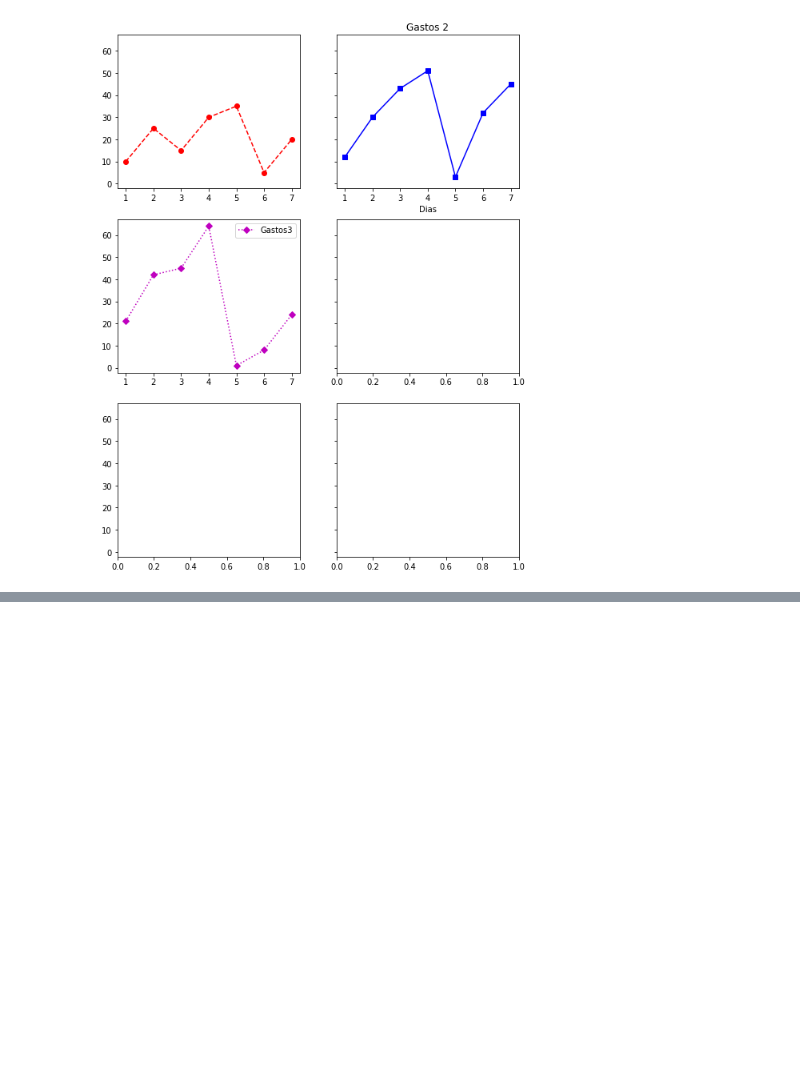
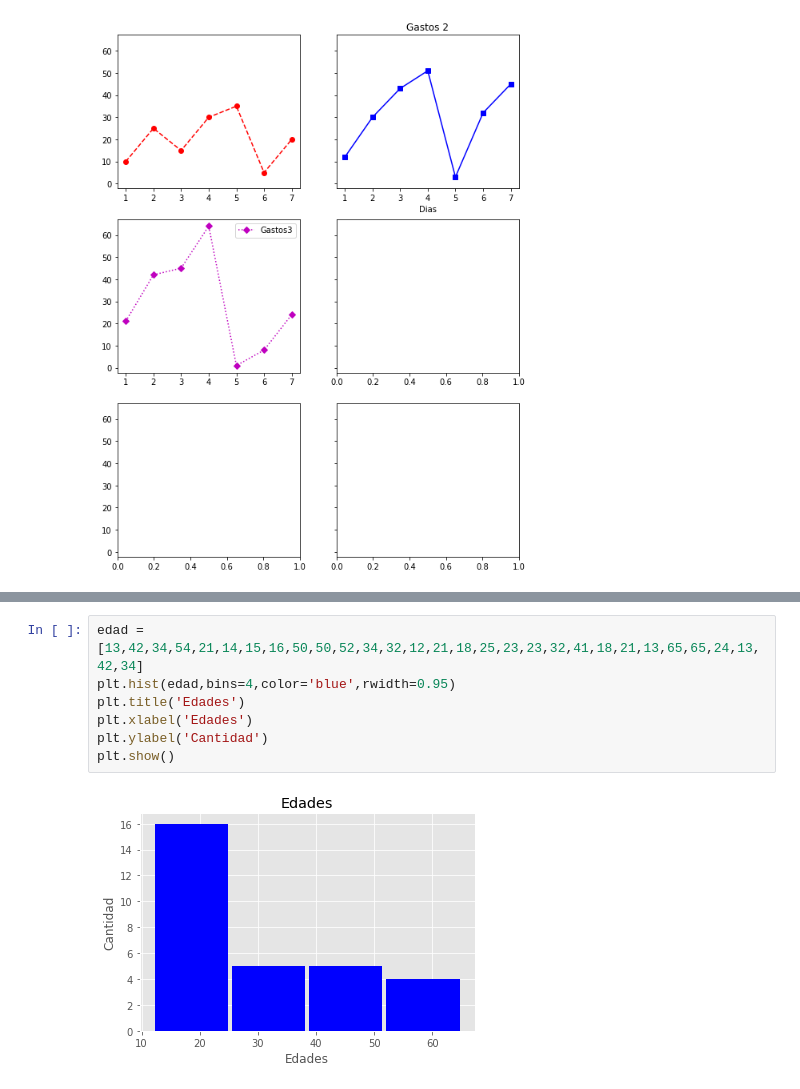
Before and after one commit to josecodetech/matplotlib, a Jupyter notebook: matplotlib.ipynb, the cells around one changed output, grey strips where cells are left out. Saved outputs shown, nothing was run; the diff lists cells and outputs as text; blank space fills up the shorter version.

```diff
--- a/matplotlib.ipynb
+++ b/matplotlib.ipynb
@@ -113,0 +153,9 @@ plt.show()
+# %%
+edad =[13,42,34,54,21,14,15,16,50,50,52,34,32,12,21,18,25,23,23,32,41,18,21,13,65,65,24,13,42,34]
+plt.hist(edad,bins=4,color='blue',rwidth=0.95)
+plt.title('Edades')
+plt.xlabel('Edades')
+plt.ylabel('Cantidad')
+plt.show()
+# %% [output]
+[figure, added]
```
Also changed, not shown: parts of 10 cells of this notebook.
